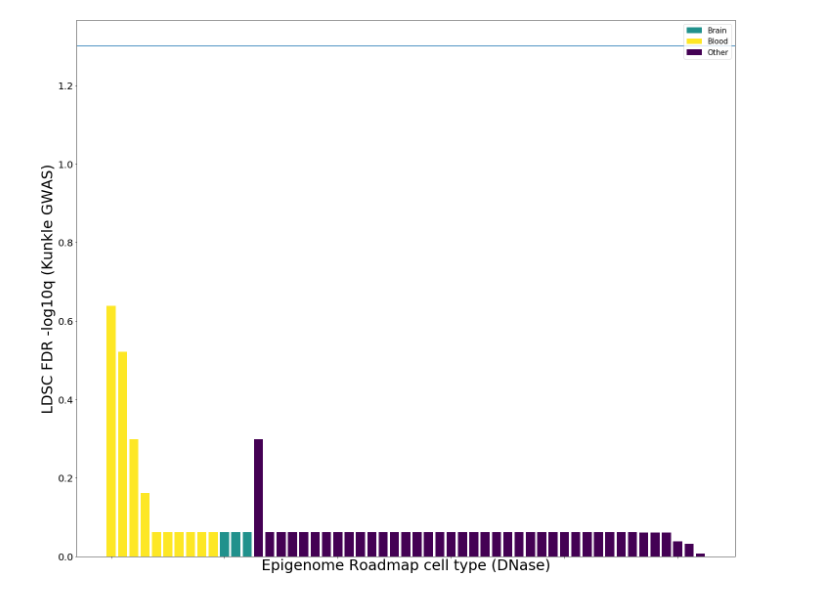
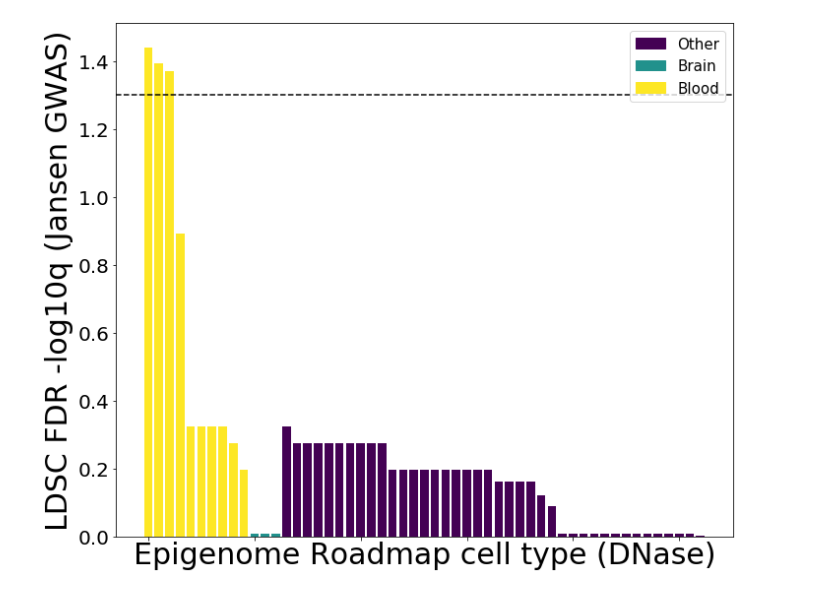
Before and after one commit to pfenninglab/ad_variants, a Jupyter notebook: plot_enrichments.ipynb, the cells around one changed output. Saved outputs shown, nothing was run; the diff lists cells and outputs as text; code cells hidden in the pictures.

```diff
--- a/plot_enrichments.ipynb
+++ b/plot_enrichments.ipynb
@@ -12,7 +12,7 @@ import matplotlib.patches as mpatches
 from statsmodels.stats.multitest import multipletests
 from seaborn import pointplot
 # %%
-inFile = '/projects/pfenninggroup/machineLearningForComputationalBiology/eramamur_stuff/gwas_enrichments/roadmap_dnase/kunkle_enrichments.cell_type_results.txt'
+inFile = '/projects/pfenninggroup/machineLearningForComputationalBiology/eramamur_stuff/gwas_enrichments/roadmap_dnase/jansen_enrichments.cell_type_results.txt'
 data = pd.read_csv(inFile, sep="\t", header=0)
 # %%
 data.head()
@@ -95,22 +94,21 @@ plt.close()
 # %%
 data = data.sort_values(['category_order', 'logfdr'], ascending=[True,False])
 newData=data.reset_index()
-dims = (20, 16)
+dims = (10, 8)
 fig,ax = plt.subplots(figsize=dims)
 plt.tick_params(labelsize=20, labeltop=False, labelbottom=False)
 
 
 plt.bar(range(newData.shape[0]),
         newData["logfdr"],
         color=[colorDict[val] for val in newData["category"]])
-plt.axhline(y=-np.log10(0.05))
+plt.axhline(y=-np.log10(0.05),linestyle='--',c='k')
 
-plt.ylabel("LDSC FDR -log10q (Kunkle GWAS)", fontsize=30)
+plt.ylabel("LDSC FDR -log10q (Jansen GWAS)", fontsize=30)
 plt.xlabel("Epigenome Roadmap cell type (DNase)", fontsize=30)
 legendItems = [mpatches.Patch(color=colorDict[category], label=nameMapping[category]) for category in set(list(newData["category"]))]
 plt.legend(handles=legendItems, fontsize=15, loc='upper right')
 plt.tight_layout()
-plt.show()
-plt.close()
+plt.savefig("roadmap_dnase_jansen_pval.svg")
 # %% [output]
-[figure, old version]
+[figure, new version]
```
Also changed, not shown: parts of 3 cells of this notebook, 20 other files.
